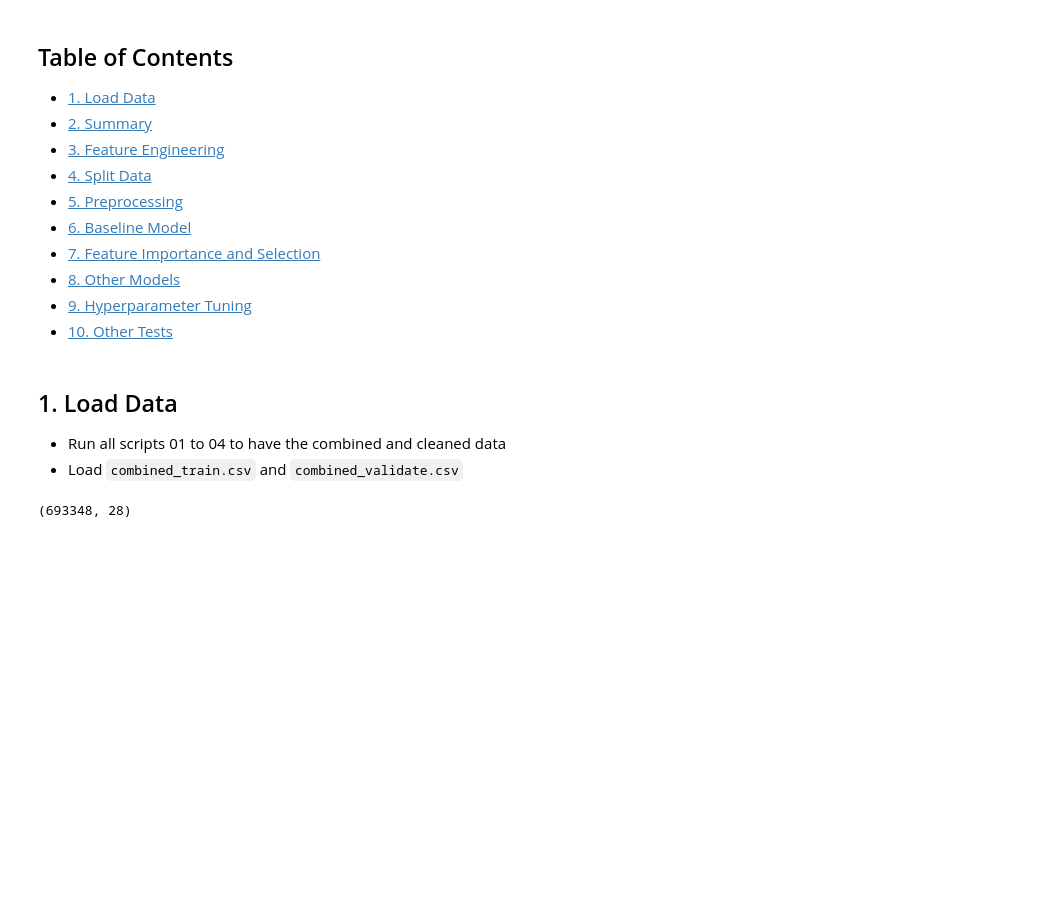
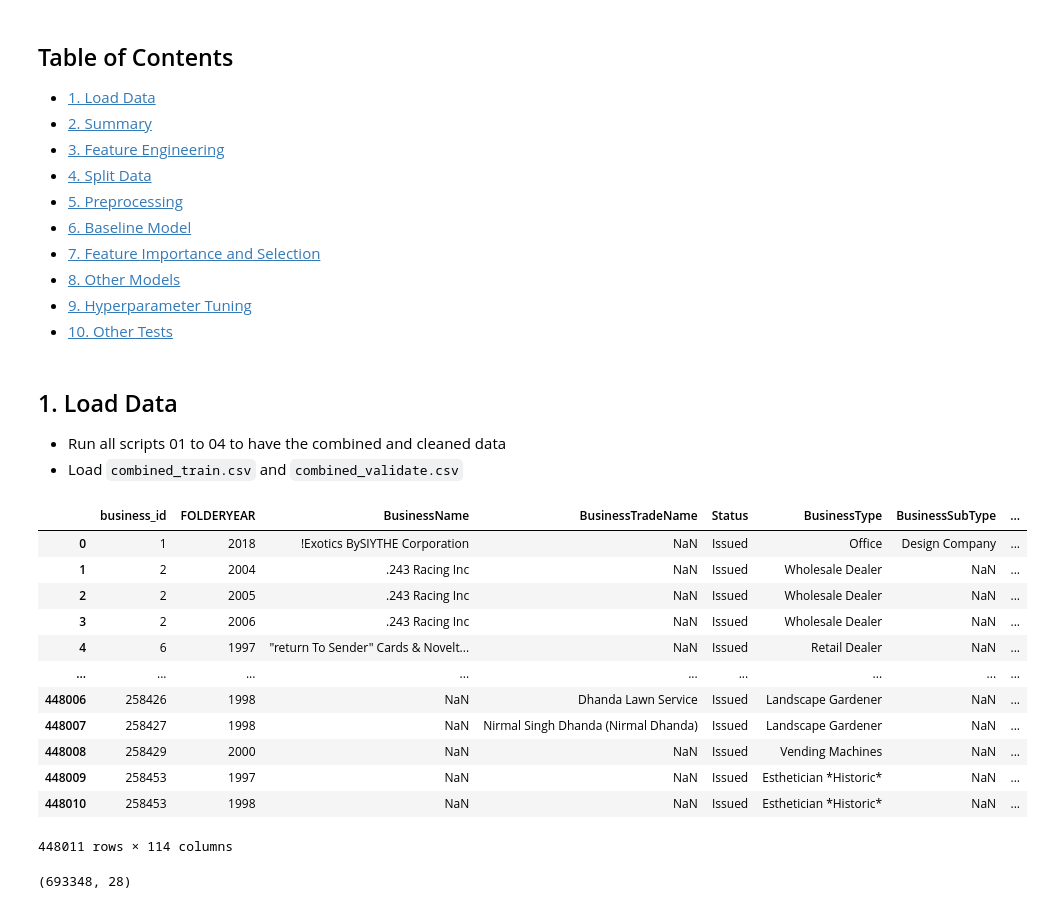
Before and after one commit to aakanksha023/EVAN, a Jupyter notebook: src/03_modelling/modelling.ipynb, the cells around one changed output. Saved outputs shown, nothing was run; the diff lists cells and outputs as text; code cells hidden in the pictures; blank space fills up the shorter version.

```diff
--- a/src/03_modelling/modelling.ipynb
+++ b/src/03_modelling/modelling.ipynb
@@ -65,7 +74,23 @@ pd.set_option('display.max_rows', 100)
 - Run all scripts 01 to 04 to have the combined and cleaned data
 - Load `combined_train.csv` and `combined_validate.csv`
 # %%
-train = pd.read_csv('../../data/processed/04_combined_train.csv',
-                    low_memory=False)
-#validation = pd.read_csv('../../data/processed/04_combined_validate.csv',
-#                         low_memory=False)
+train = pd.read_csv('../../data/processed/05_feat_eng_train.csv',
+        low_memory=False)
+validation = pd.read_csv('../../data/processed/05_feat_eng_validate.csv',
+                         low_memory=False)
+# %%
+train
+# %% [output]
+|  | business_id | FOLDERYEAR | BusinessName | BusinessTradeName | Status | BusinessType | BusinessSubType | ... |
+| 0 | 1 | 2018 | !Exotics BySIYTHE Corporation | NaN | Issued | Office | Design Company | ... |
+| 1 | 2 | 2004 | .243 Racing Inc | NaN | Issued | Wholesale Dealer | NaN | ... |
+| 2 | 2 | 2005 | .243 Racing Inc | NaN | Issued | Wholesale Dealer | NaN | ... |
+| 3 | 2 | 2006 | .243 Racing Inc | NaN | Issued | Wholesale Dealer | NaN | ... |
+| 4 | 6 | 1997 | "return To Sender" Cards & Novelt... | NaN | Issued | Retail Dealer | NaN | ... |
+| ... | ... | ... | ... | ... | ... | ... | ... | ... |
+| 448006 | 258426 | 1998 | NaN | Dhanda Lawn Service | Issued | Landscape Gardener | NaN | ... |
+| 448007 | 258427 | 1998 | NaN | Nirmal Singh Dhanda (Nirmal Dhanda) | Issued | Landscape Gardener | NaN | ... |
+| 448008 | 258429 | 2000 | NaN | NaN | Issued | Vending Machines | NaN | ... |
+| 448009 | 258453 | 1997 | NaN | NaN | Issued | Esthetician *Historic* | NaN | ... |
+| 448010 | 258453 | 1998 | NaN | NaN | Issued | Esthetician *Historic* | NaN | ... |
+448011 rows × 114 columns
```
Also changed, not shown: parts of 40 cells of this notebook, 1 other file.
